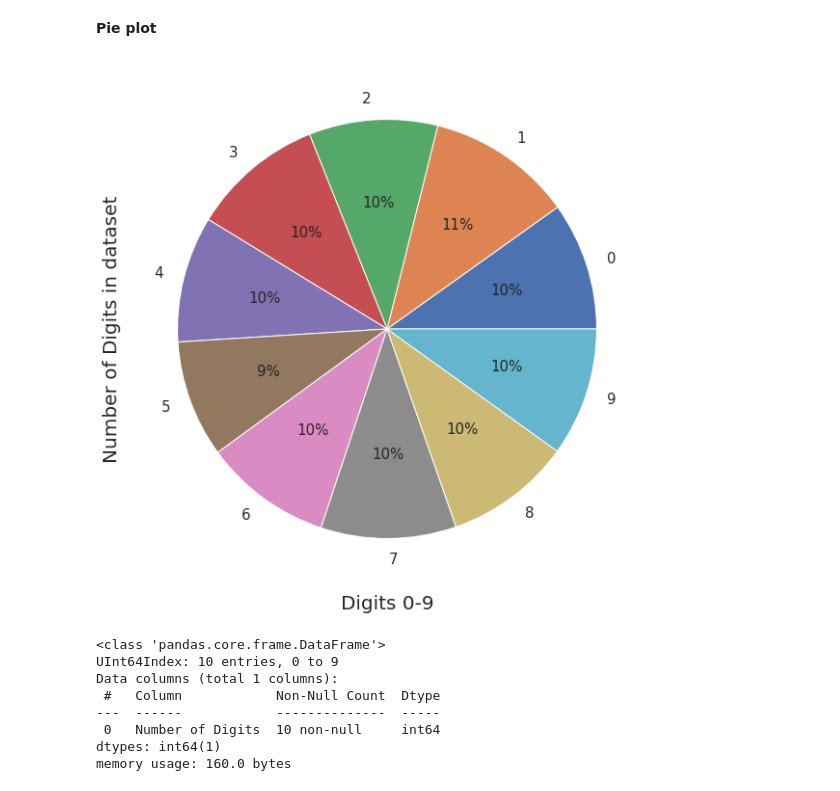
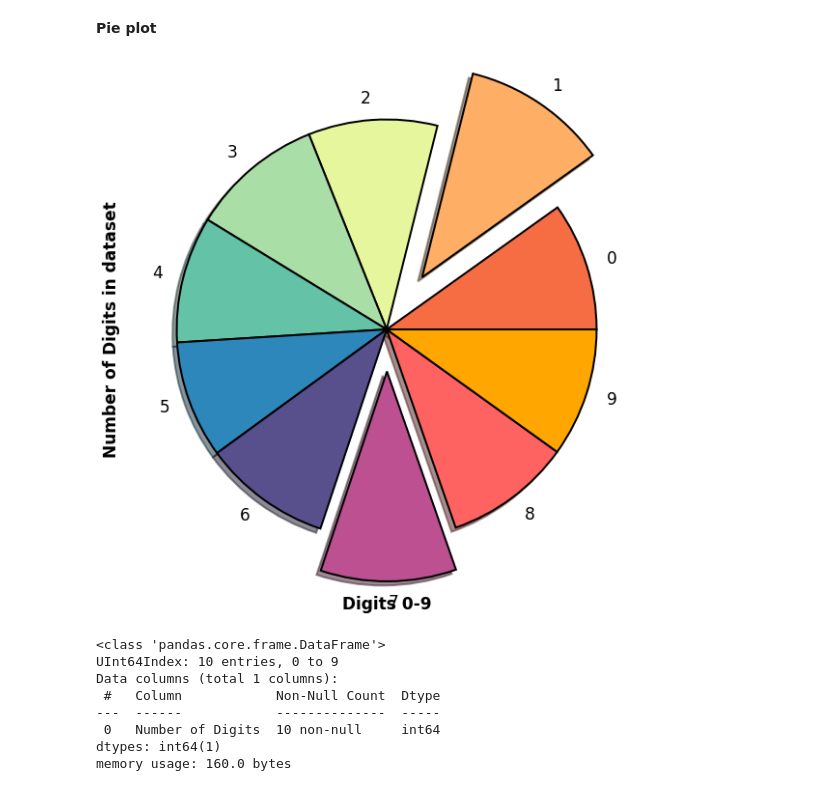
Before and after one commit to Data-Science-Community-SRM/Hand-Written-Digit-Classification-Recognition, a Jupyter notebook: P1_DSC.ipynb, the cells around one changed output. Saved outputs shown, nothing was run; the diff lists cells and outputs as text; code cells hidden in the pictures.

```diff
--- a/P1_DSC.ipynb
+++ b/P1_DSC.ipynb
@@ -73,12 +81,14 @@ plt.show()
 # %% [markdown]
 **Pie plot**
 # %%
-k.plot(kind='pie',figsize=(30,10),fontsize=15,autopct='%1.0f%%')
-plt.xlabel("Digits 0-9",fontsize=20)
-plt.ylabel("Number of Digits in dataset",fontsize=20)
+explode = (0, 0.3,0,0,0,0,0,0.2,0,0)
+colors = ['#F66D44', '#FEAE65', '#E6F69D', '#AADEA7', '#64C2A6', '#2D87BB', '#58508D','#BC5090', '#FF6361', '#FFA600', ]
+k.plot(kind='pie',figsize=(30,10),fontsize=17, colors=colors,explode=explode,shadow=True, wedgeprops = {"edgecolor" : "black",'linewidth': 2,'antialiased': True})
+plt.xlabel("Digits 0-9",fontsize=17, weight='bold')
+plt.ylabel("Number of Digits in dataset",fontsize=17,weight='bold')
 plt.show()
 # %% [output]
-[figure, old version]
+[figure, new version]
 # %%
 df_new.info()
 # %% [output]
```
Also changed, not shown: parts of 23 cells of this notebook.
